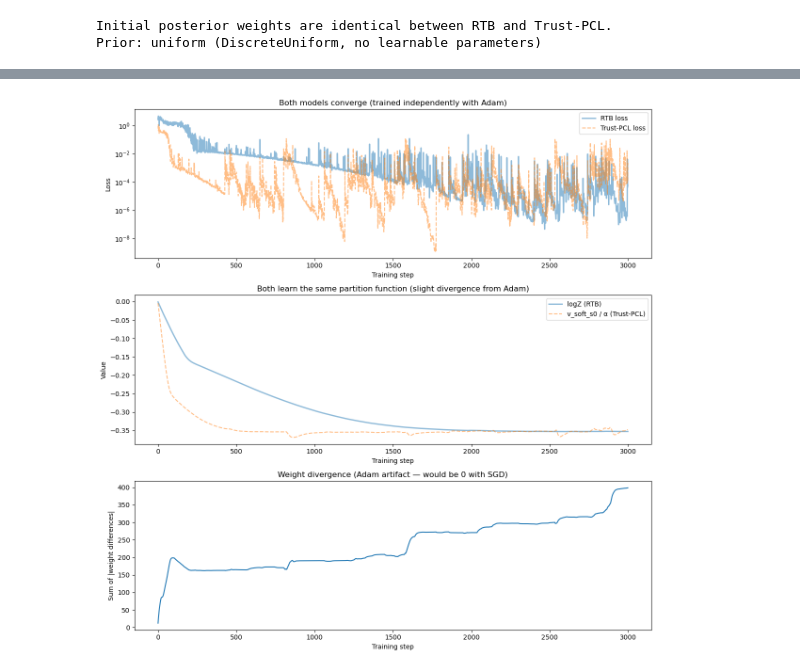
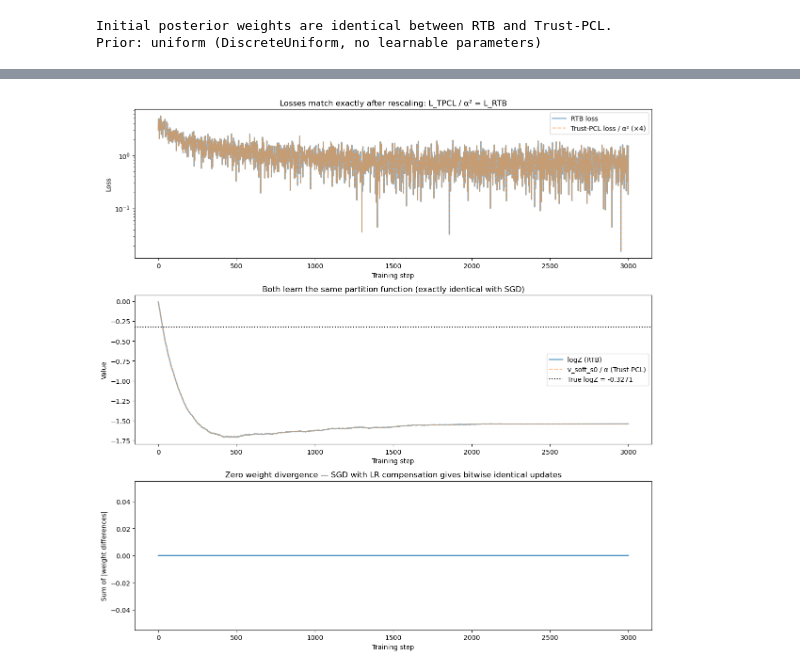
Before and after one commit to GFNOrg/torchgfn, a Jupyter notebook: tutorials/notebooks/trust_pcl_equivalence.ipynb, the cells around one changed output, grey strips where cells are left out. Drawn from its saved outputs; the diff is of its cells as text; code cells hidden in the pictures.

Commit message:
moved back to SGD, fixed learning rates

```diff
--- a/tutorials/notebooks/trust_pcl_equivalence.ipynb
+++ b/tutorials/notebooks/trust_pcl_equivalence.ipynb
@@ -165,16 +185,15 @@ With identical weights and the same trajectories, we can verify that
 # %%
-# Before any training: weights are identical, so we can compare directly.
+# --- Monte Carlo estimate of true logZ ---
+# logZ = log E_prior[r(x)^β].  We sample from the prior and average r(x)^β.
+N_MC = 200_000
+prior_sampler = Sampler(estimator=prior_rtb)
+
 torch.manual_seed(0)
-sampler_rtb = Sampler(estimator=pf_rtb)
-trajs = sampler_rtb.sample_trajectories(env, n=64, save_logprobs=True)
+mc_trajs = prior_sampler.sample_trajectories(env, n=N_MC, save_logprobs=False)
+mc_terminal = mc_trajs.terminating_states
+mc_rewards = env.reward(mc_terminal)
+TRUE_LOGZ = torch.log(mc_rewards.pow(BETA).mean()).item()
 
-with torch.no_grad():
-    loss_rtb = gfn_rtb.loss(env, trajs, recalculate_all_logprobs=True)
-    loss_tpcl = gfn_tpcl.loss(env, trajs, recalculate_all_logprobs=True)
-
-print(f"RTB loss:              {loss_rtb.item():.6f}")
-print(f"Trust-PCL loss:        {loss_tpcl.item():.6f}")
-print(f"alpha^2 * RTB loss:    {ALPHA**2 * loss_rtb.item():.6f}")
-print(f"Exact match:           {torch.allclose(loss_tpcl, ALPHA**2 * loss_rtb, atol=1e-6)}")
-print(f"\nRatio L_TPCL / L_RTB = {loss_tpcl.item() / loss_rtb.item():.6f} (should be alpha^2 = {ALPHA**2})")
+print(f"True logZ (MC, {N_MC:,} samples):  {TRUE_LOGZ:.4f}")
+print(f"Env log_partition (log Σ r(x)):    {env.log_partition():.4f}  [different quantity]")
 # %% [output]
@@ -252,35 +362,39 @@ Final weight difference:       398.7448
 # %%
 fig, axes = plt.subplots(3, 1, figsize=(12, 12))
 
-# --- Panel 1: Loss curves (both models independently) ---
+# --- Panel 1: Loss curves (rescaled to match) ---
 ax = axes[0]
 ax.plot(log["loss_rtb"], label="RTB loss", alpha=0.5, linewidth=2)
-ax.plot(log["loss_tpcl"], label="Trust-PCL loss", linestyle="--", alpha=0.5)
+rescaled_tpcl = [l / ALPHA**2 for l in log["loss_tpcl"]]
+ax.plot(rescaled_tpcl, label=f"Trust-PCL loss / α² (×{1/ALPHA**2:.0f})",
+        linestyle="--", alpha=0.5)
 ax.set_xlabel("Training step")
 ax.set_ylabel("Loss")
-ax.set_title("Both models converge (trained independently with Adam)")
+ax.set_title("Losses match exactly after rescaling: L_TPCL / α² = L_RTB")
 ax.legend()
 ax.set_yscale("log")
 
 # --- Panel 2: logZ convergence ---
 ax = axes[1]
 ax.plot(log["logZ_rtb"], label="logZ (RTB)", alpha=0.5, linewidth=2)
 ax.plot(log["logZ_tpcl"], label="v_soft_s0 / α (Trust-PCL)",
         linestyle="--", alpha=0.5)
+ax.axhline(TRUE_LOGZ, color="black", linestyle=":", linewidth=1.5,
+           label=f"True logZ = {TRUE_LOGZ:.4f}")
 ax.set_xlabel("Training step")
 ax.set_ylabel("Value")
-ax.set_title("Both learn the same partition function (slight divergence from Adam)")
+ax.set_title("Both learn the same partition function (exactly identical with SGD)")
 ax.legend()
 
 # --- Panel 3: Weight difference ---
 ax = axes[2]
 ax.plot(log["weight_diff"])
 ax.set_xlabel("Training step")
 ax.set_ylabel("Sum of |weight differences|")
-ax.set_title("Weight divergence (Adam artifact — would be 0 with SGD)")
+ax.set_title("Zero weight divergence — SGD with LR compensation gives bitwise identical updates")
 
 plt.tight_layout()
 plt.show()
 # %% [output]
-[figure, old version]
+[figure, new version]
 # %% [markdown]
```
Also changed, not shown: parts of 12 cells of this notebook.
